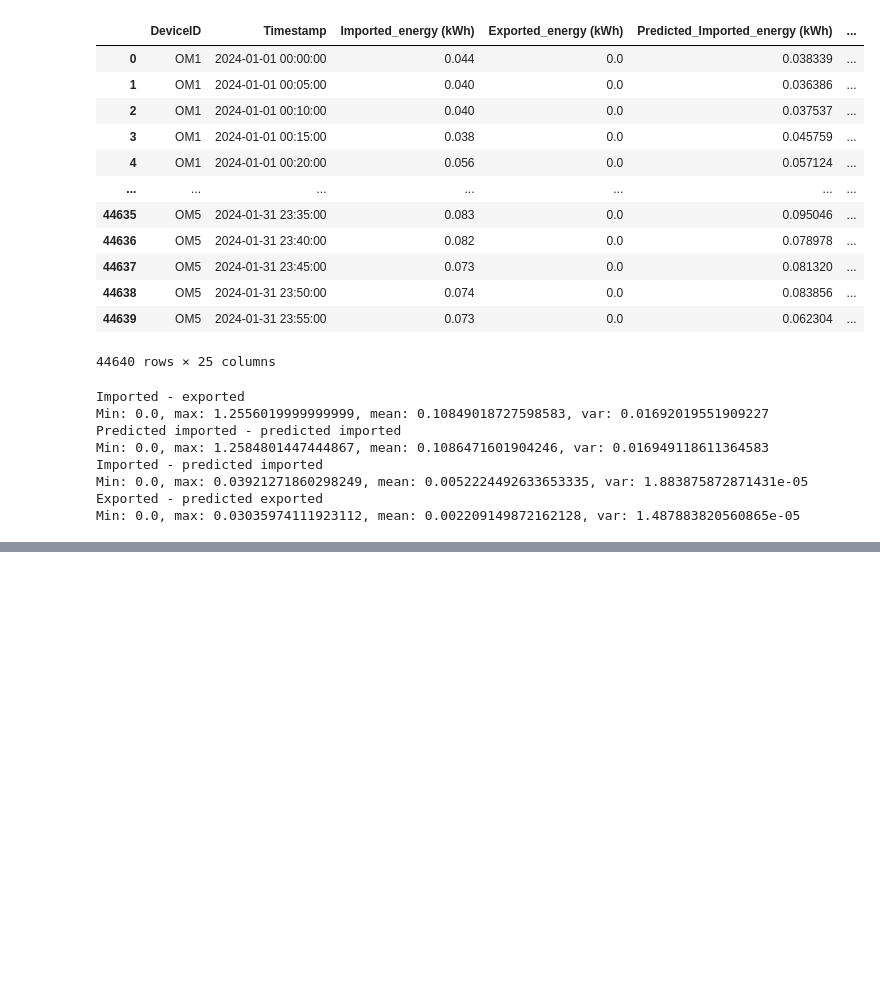
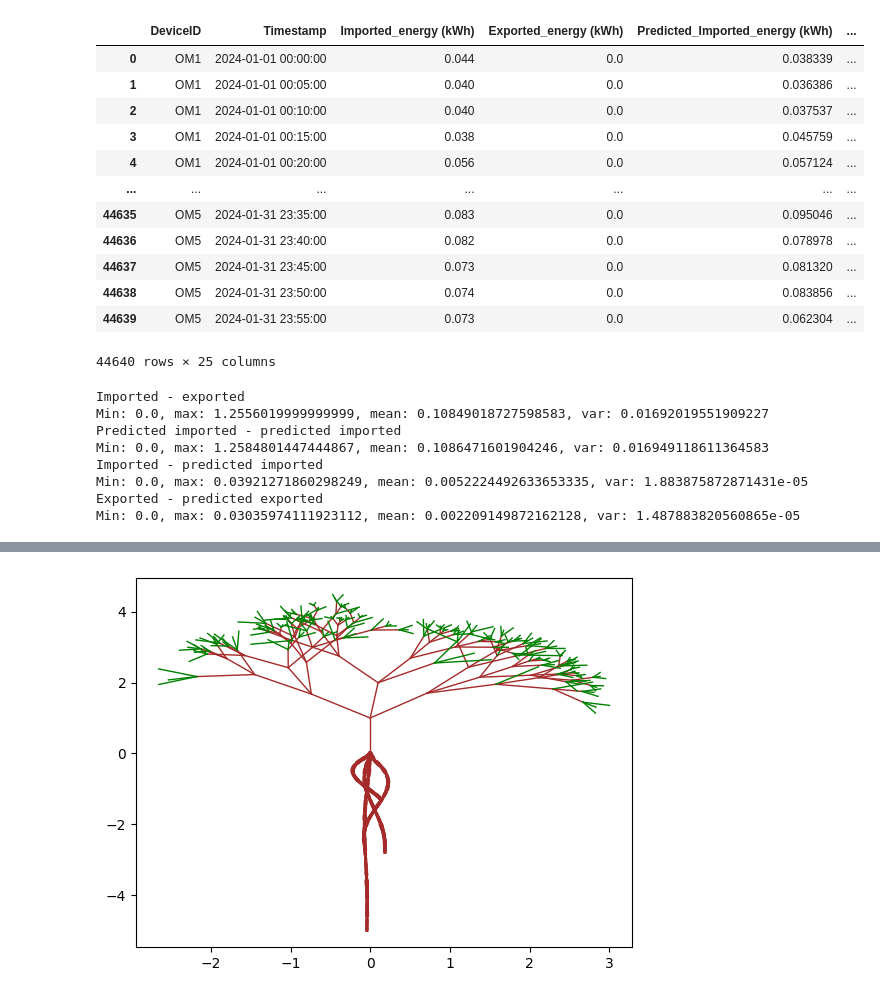
Before and after one commit to KajetanPoliak/greenhack2024, a Jupyter notebook: Pepa_ntb.ipynb, the cells around one changed output, grey strips where cells are left out. Cells and saved outputs as stored; diff of their text form; code cells hidden in the pictures; blank space fills up the shorter version.

```diff
--- a/Pepa_ntb.ipynb
+++ b/Pepa_ntb.ipynb
@@ -494,9 +473,11 @@ ani.save('tree_animation01.mp4', writer='ffmpeg', fps=25)
 # %%
 tree = Tree(np.pi / 2)
-updater = TreeUpdater(7, 25, 0.9, np.pi / 6, lambda x: pertubation(x, depth))
+updater = TreeUpdater(7, 100, 0.9, np.pi / 6, lambda x: pertubation(x, depth))
 anim_tree = TreeAnimation(tree, updater, get_scores())
 root_and_tree = RootAndTreeAnimation(anim_tree, gen_roots(4))
 ani = root_and_tree.animate()
 ani.save('tree_animation02.mp4', writer='ffmpeg', fps=25)
+# %% [output]
+[figure, added]
 # %%
 tree = Tree(np.pi / 2)
```
Also changed, not shown: parts of 13 cells of this notebook, 16 other files.
